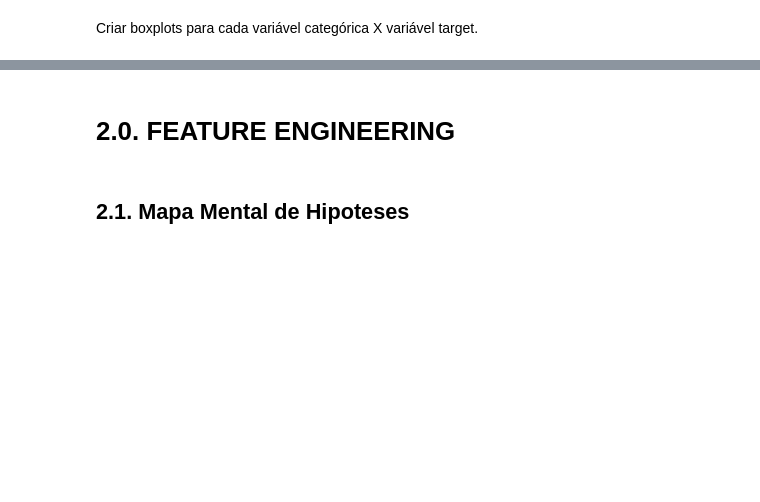
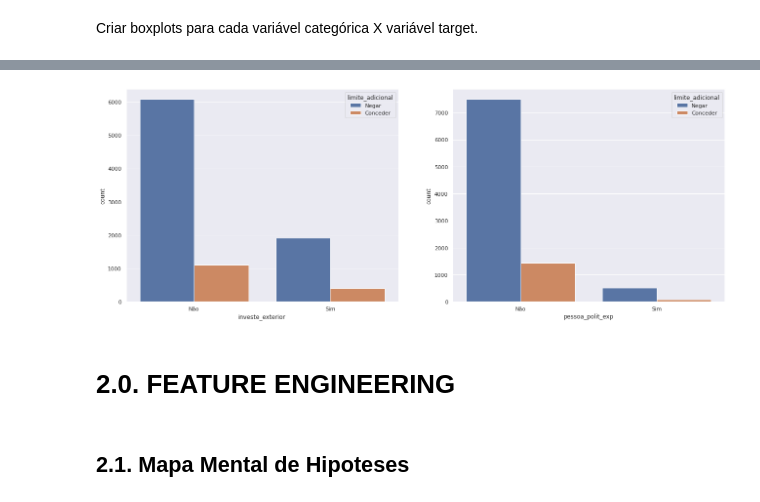
Before and after one commit to GustavoBarros11/hackday-2-edicao, a Jupyter notebook: notebook_ciclo1.ipynb, the cells around one changed output, grey strips where cells are left out. Drawn from its saved outputs; the diff is of its cells as text; code cells hidden in the pictures; blank space fills up the shorter version.

```diff
--- a/notebook_ciclo1.ipynb
+++ b/notebook_ciclo1.ipynb
@@ -220,3 +284,12 @@ Criar boxplots para cada variável categórica X variável target.
+# %%
+fig, ax  = plt.subplots(nrows=1, ncols=2, figsize=(22, 8))
+
+sns.countplot(x='investe_exterior', hue='limite_adicional', data=df1, ax=ax[0])
+sns.countplot(x='pessoa_polit_exp', hue='limite_adicional', data=df1, ax=ax[1])
+
+plt.show()
+# %% [output]
+[figure, added]
 # %% [markdown]
 # 2.0. FEATURE ENGINEERING
 # %%
```
Also changed, not shown: parts of 33 cells of this notebook, 3 other files.
